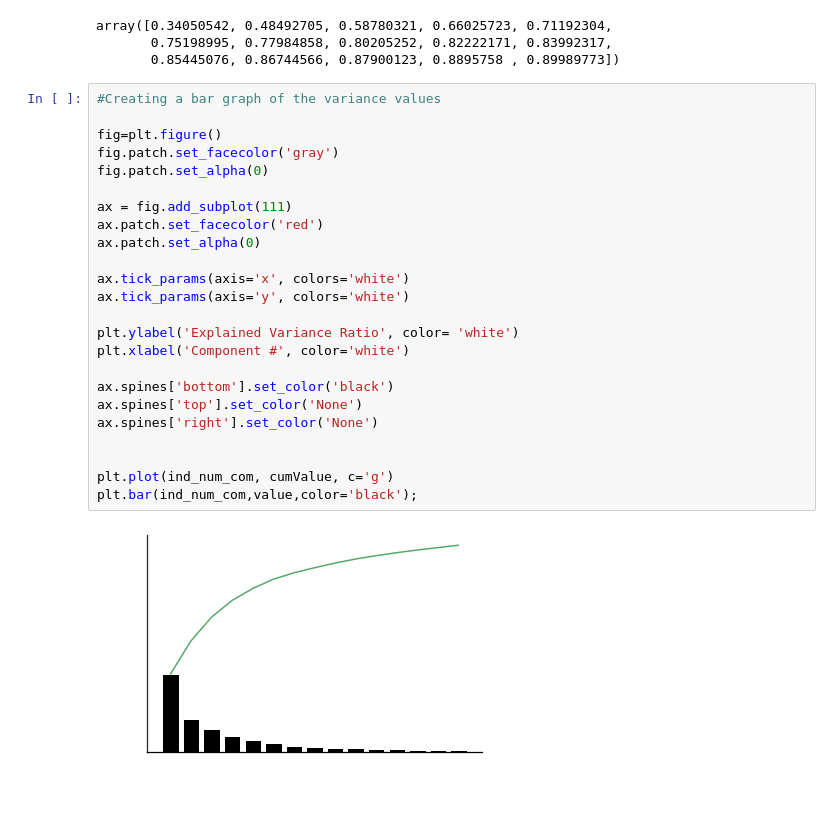
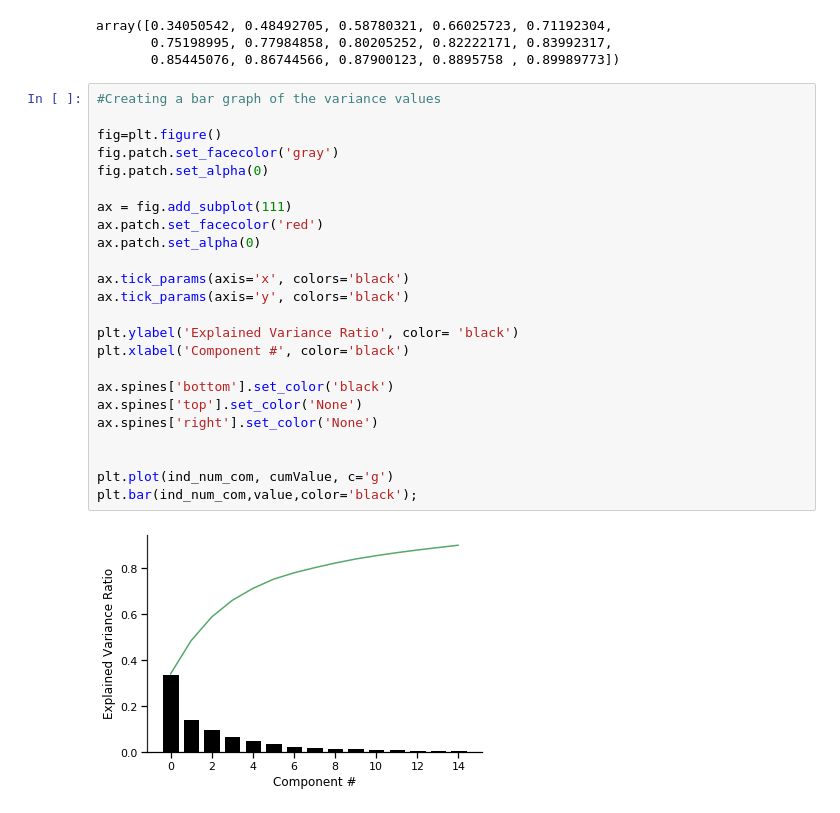
Before and after one commit to JenBanks8585/DS-Unit-1-Sprint-3-Linear-Algebra, a Jupyter notebook: module3-dimensionality-reduction/Jen_Banks_LS_DS_133_High_Dimensional_Data_Assignment.ipynb, the cells around one changed output. Saved outputs shown, nothing was run; the diff lists cells and outputs as text.

```diff
--- a/module3-dimensionality-reduction/Jen_Banks_LS_DS_133_High_Dimensional_Data_Assignment.ipynb
+++ b/module3-dimensionality-reduction/Jen_Banks_LS_DS_133_High_Dimensional_Data_Assignment.ipynb
@@ -732,26 +732,26 @@ array([0.34050542, 0.48492705, 0.58780321, 0.66025723, 0.71192304,
 # %%
 #Creating a bar graph of the variance values
 
 fig=plt.figure()
 fig.patch.set_facecolor('gray')
 fig.patch.set_alpha(0)
 
 ax = fig.add_subplot(111)
 ax.patch.set_facecolor('red')
 ax.patch.set_alpha(0)
 
-ax.tick_params(axis='x', colors='white')
-ax.tick_params(axis='y', colors='white')
+ax.tick_params(axis='x', colors='black')
+ax.tick_params(axis='y', colors='black')
 
-plt.ylabel('Explained Variance Ratio', color= 'white')
-plt.xlabel('Component #', color='white')
+plt.ylabel('Explained Variance Ratio', color= 'black')
+plt.xlabel('Component #', color='black')
 
 ax.spines['bottom'].set_color('black')
 ax.spines['top'].set_color('None')
 ax.spines['right'].set_color('None')
 
 
 plt.plot(ind_num_com, cumValue, c='g')
 plt.bar(ind_num_com,value,color='black');
 # %% [output]
-[figure, old version]
+[figure, new version]
```
